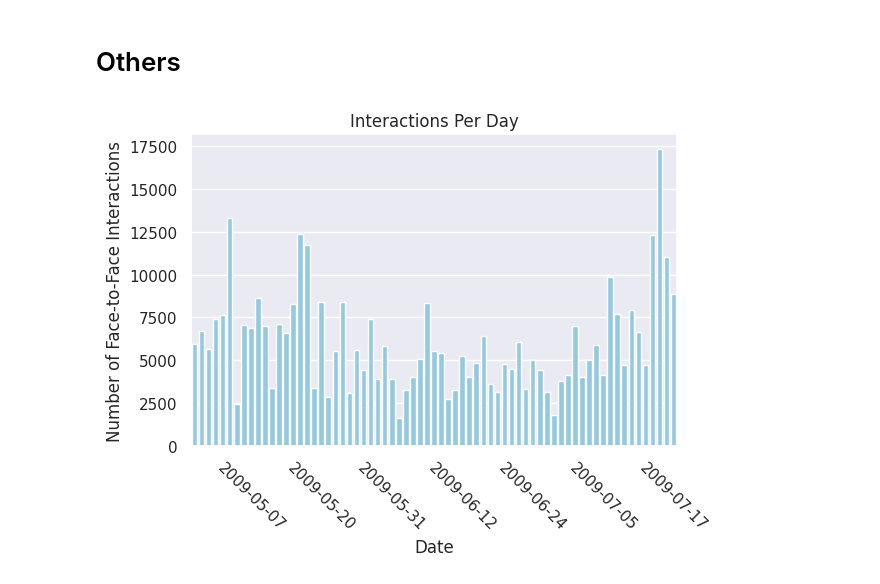
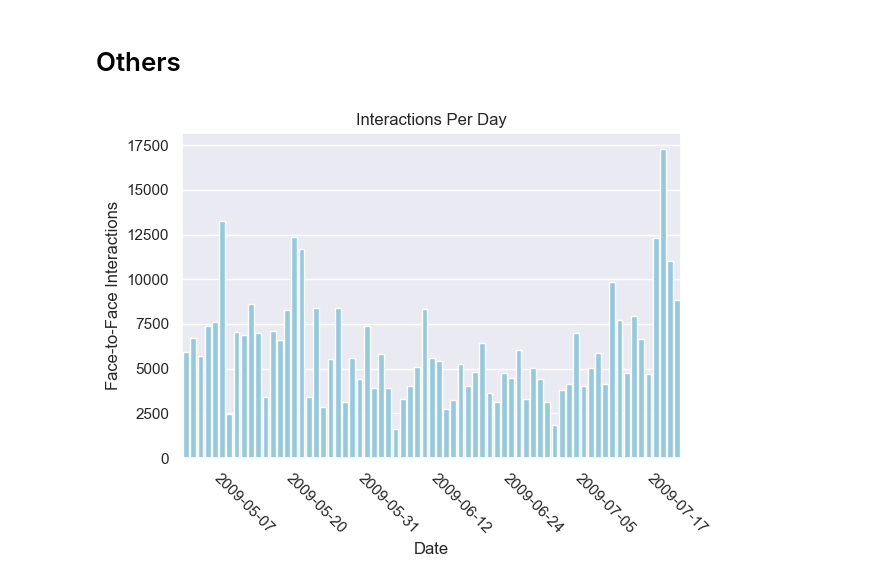
Before and after one commit to haxmxah/DDSA_Assignment_3, a Jupyter notebook: notebooks/assignment II.ipynb, the cells around one changed output. Saved outputs shown, nothing was run; the diff lists cells and outputs as text; code cells hidden in the pictures.

```diff
--- a/notebooks/assignment II.ipynb
+++ b/notebooks/assignment II.ipynb
@@ -1091,21 +1080,21 @@ KS          : 0.11885301171829737
 # %%
 #Face-to-face contact distribution per day
 
 df['date'] = df['contact_time'].dt.date
 
 contact_counts = df.groupby('date').size()
 
 sns.barplot(contact_counts, color='skyblue')
 
 plt.xlabel('Date')
-plt.ylabel('Number of Face-to-Face Interactions')
+plt.ylabel('Face-to-Face Interactions')
 plt.title('Interactions Per Day')
 
 plt.xticks(rotation=-45)
 
 plt.gca().xaxis.set_major_locator(mdates.DayLocator(interval=10))
 
 plt.tight_layout()
 plt.show()
 # %% [output]
-[figure, old version]
+[figure, new version]
```
Also changed, not shown: parts of 19 cells of this notebook, 4 other files.
